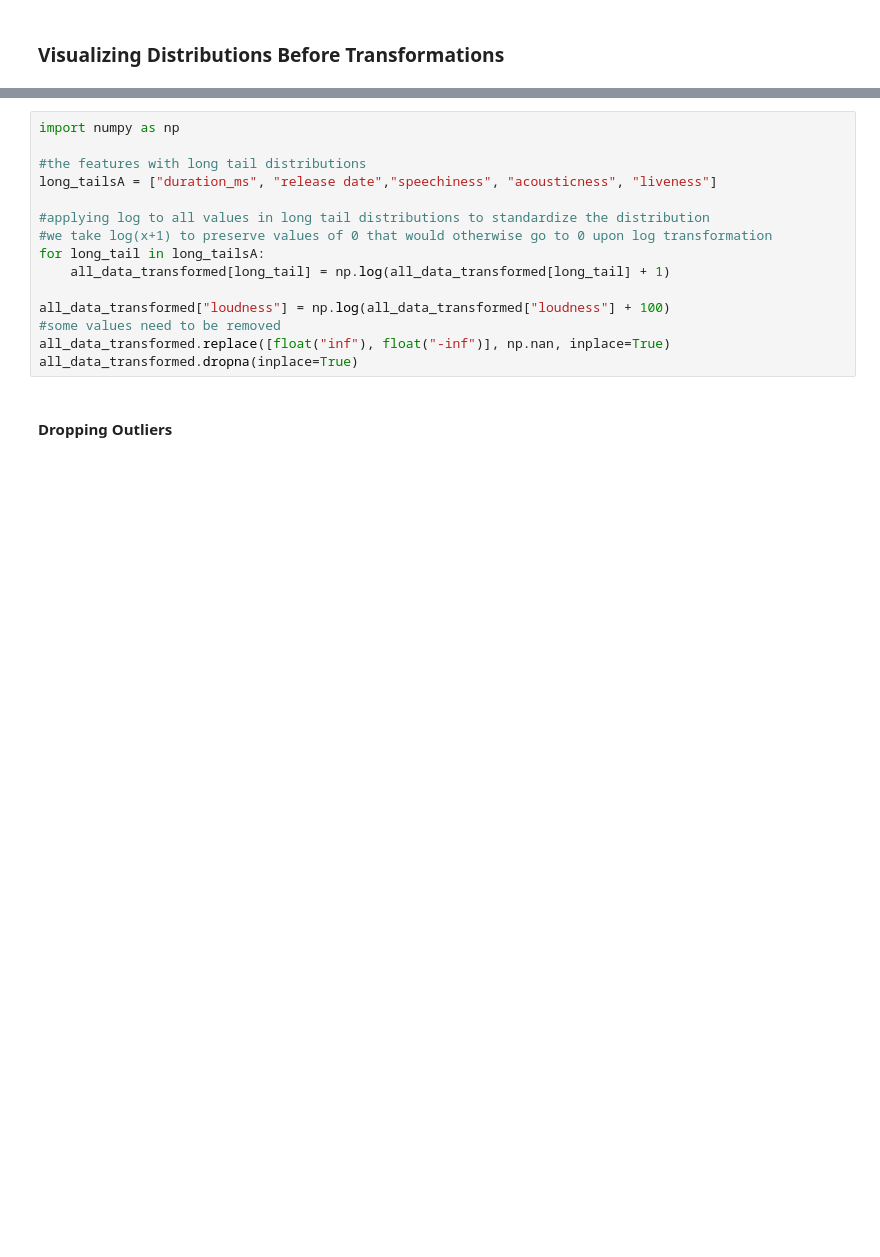
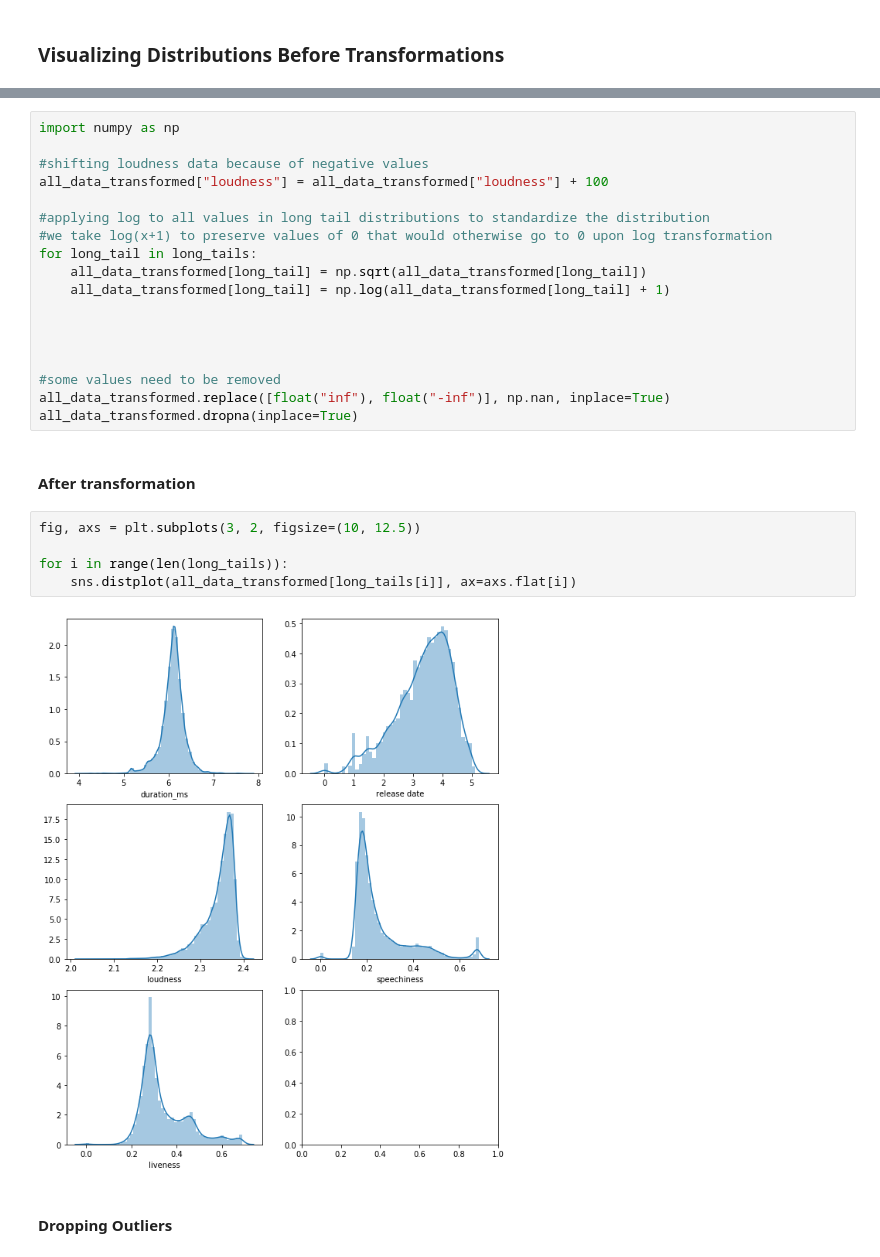
Before and after one commit to sam-zlota/DS3000-Final-Project, a Jupyter notebook: DS3000_FP4_Section02_Group7.ipynb, the cells around one changed output, grey strips where cells are left out. Saved outputs shown, nothing was run; the diff lists cells and outputs as text; blank space fills up the shorter version.

```diff
--- a/DS3000_FP4_Section02_Group7.ipynb
+++ b/DS3000_FP4_Section02_Group7.ipynb
@@ -344,18 +362,30 @@ for i in range(len(feature_cols)):
 # %%
 import numpy as np
 
-#the features with long tail distributions
-long_tailsA = ["duration_ms", "release date","speechiness", "acousticness", "liveness"]
+#shifting loudness data because of negative values
+all_data_transformed["loudness"] = all_data_transformed["loudness"] + 100
 
 #applying log to all values in long tail distributions to standardize the distribution
 #we take log(x+1) to preserve values of 0 that would otherwise go to 0 upon log transformation
-for long_tail in long_tailsA:
+for long_tail in long_tails:
+    all_data_transformed[long_tail] = np.sqrt(all_data_transformed[long_tail])
     all_data_transformed[long_tail] = np.log(all_data_transformed[long_tail] + 1)
 
-all_data_transformed["loudness"] = np.log(all_data_transformed["loudness"] + 100)
+
+
+
 #some values need to be removed
 all_data_transformed.replace([float("inf"), float("-inf")], np.nan, inplace=True)
 all_data_transformed.dropna(inplace=True)
+# %% [markdown]
+#### After transformation
+# %%
+fig, axs = plt.subplots(3, 2, figsize=(10, 12.5))
+
+for i in range(len(long_tails)):
+    sns.distplot(all_data_transformed[long_tails[i]], ax=axs.flat[i])
+# %% [output]
+[figure, added]
 # %% [markdown]
 #### Dropping Outliers
 # %%
```
Also changed, not shown: parts of 26 cells of this notebook.
